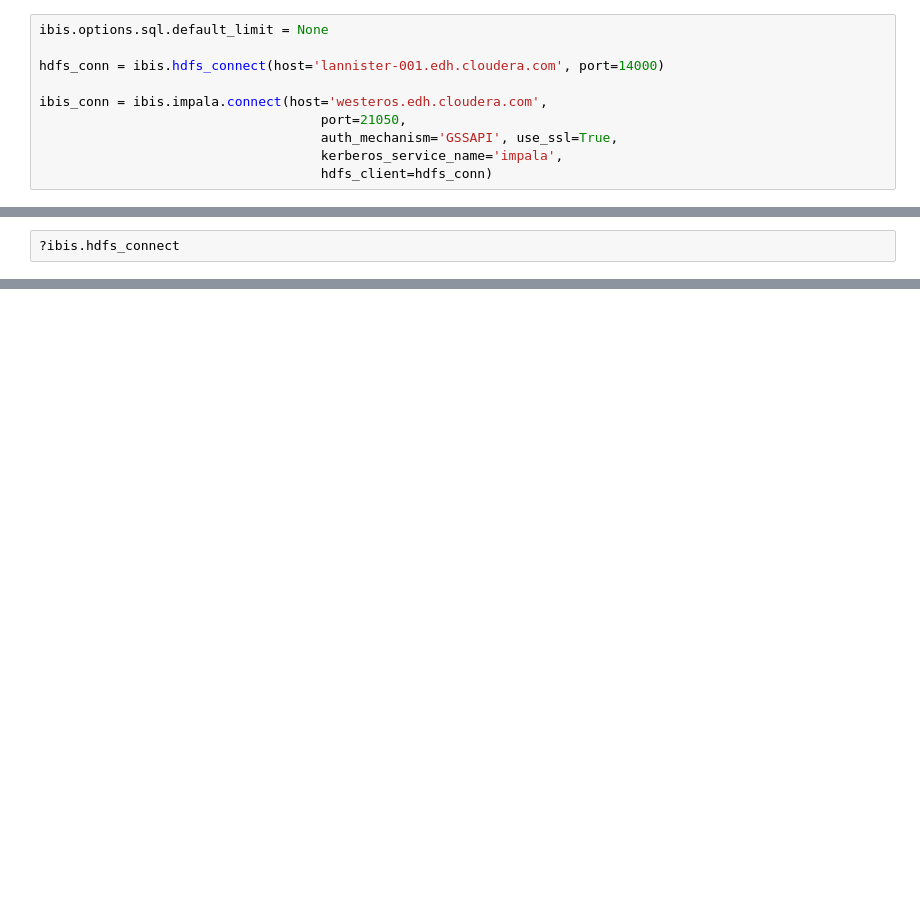
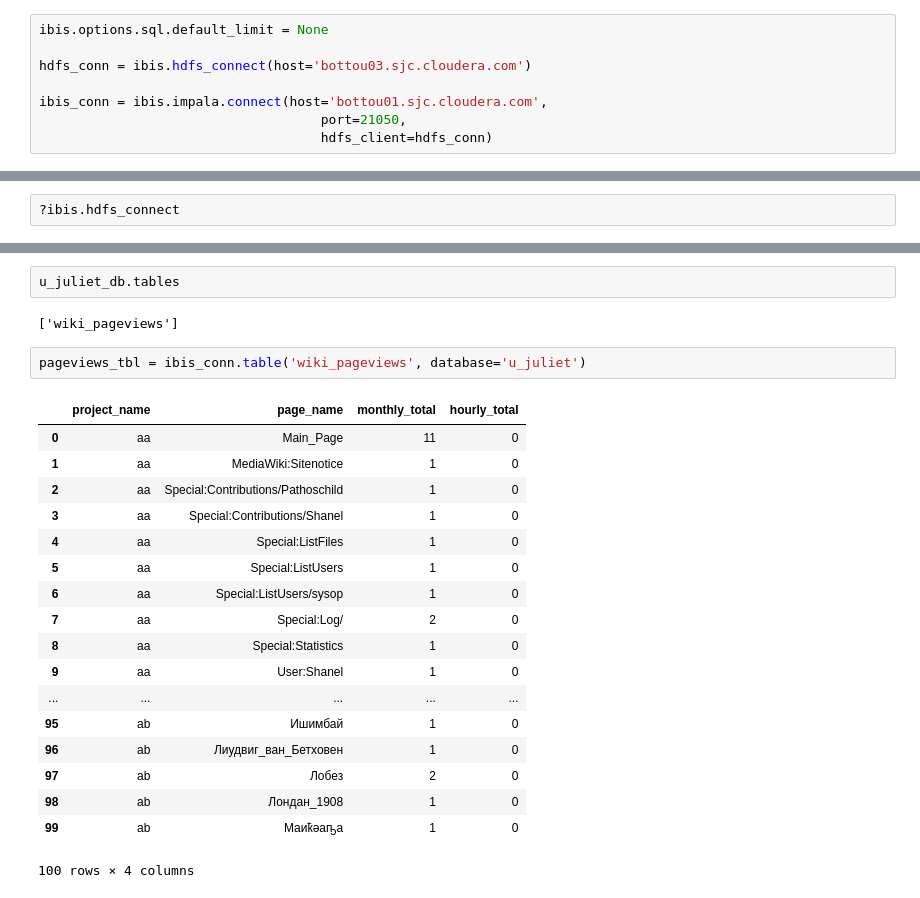
Before and after one commit to hougs/py-hadoop-tutorial, a Jupyter notebook: Moving data around.ipynb, the cells around one changed output, grey strips where cells are left out. Drawn from its saved outputs; the diff is of its cells as text; blank space fills up the shorter version.

```diff
--- a/Moving data around.ipynb
+++ b/Moving data around.ipynb
@@ -3,10 +3,8 @@ import ibis
 # %%
 ibis.options.sql.default_limit = None
 
-hdfs_conn = ibis.hdfs_connect(host='lannister-001.edh.cloudera.com', port=14000)
+hdfs_conn = ibis.hdfs_connect(host='bottou03.sjc.cloudera.com')
 
-ibis_conn = ibis.impala.connect(host='westeros.edh.cloudera.com',
+ibis_conn = ibis.impala.connect(host='bottou01.sjc.cloudera.com',
                                     port=21050,
-                                    auth_mechanism='GSSAPI', use_ssl=True,
-                                    kerberos_service_name='impala',
                                     hdfs_client=hdfs_conn)
@@ -28,0 +139,25 @@ hdfs_conn = ibis.hdfs_connect(host='bottou03.sjc.cloudera.com')
+# %%
+u_juliet_db.tables
+# %% [output]
+['wiki_pageviews']
+# %%
+pageviews_tbl = ibis_conn.table('wiki_pageviews', database='u_juliet')
+# %% [output]
+|  | project_name | page_name | monthly_total | hourly_total |
+| 0 | aa | Main_Page | 11 | 0 |
+| 1 | aa | MediaWiki:Sitenotice | 1 | 0 |
+| 2 | aa | Special:Contributions/Pathoschild | 1 | 0 |
+| 3 | aa | Special:Contributions/Shanel | 1 | 0 |
+| 4 | aa | Special:ListFiles | 1 | 0 |
+| 5 | aa | Special:ListUsers | 1 | 0 |
+| 6 | aa | Special:ListUsers/sysop | 1 | 0 |
+| 7 | aa | Special:Log/ | 2 | 0 |
+| 8 | aa | Special:Statistics | 1 | 0 |
+| 9 | aa | User:Shanel | 1 | 0 |
+| ... | ... | ... | ... | ... |
+| 95 | ab | Ишимбай | 1 | 0 |
+| 96 | ab | Лиудвиг_ван_Бетховен | 1 | 0 |
+| 97 | ab | Лобез | 2 | 0 |
+| 98 | ab | Лондан_1908 | 1 | 0 |
+| 99 | ab | Маиҟәаҧа | 1 | 0 |
+100 rows × 4 columns
```
Also changed, not shown: parts of 23 cells of this notebook.
